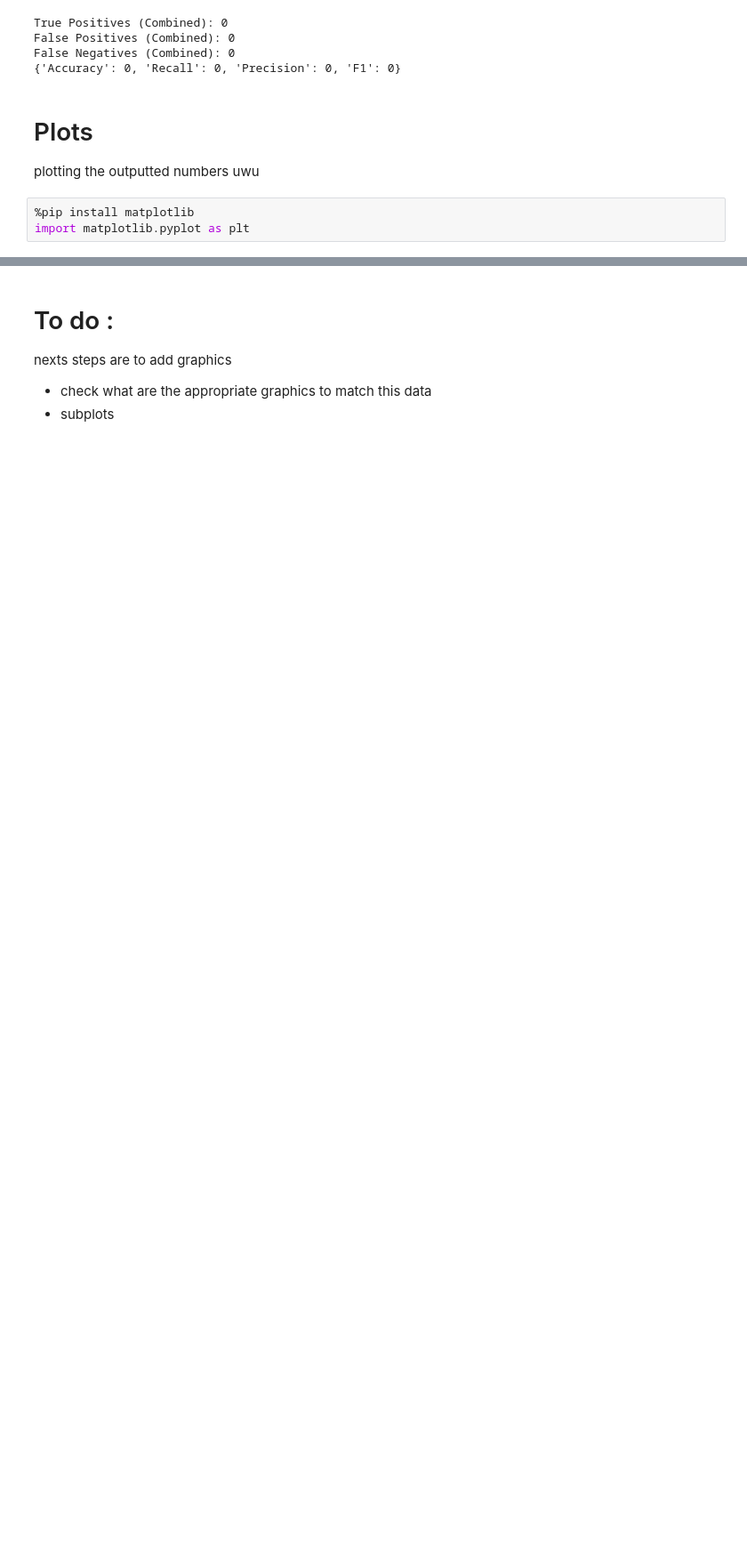
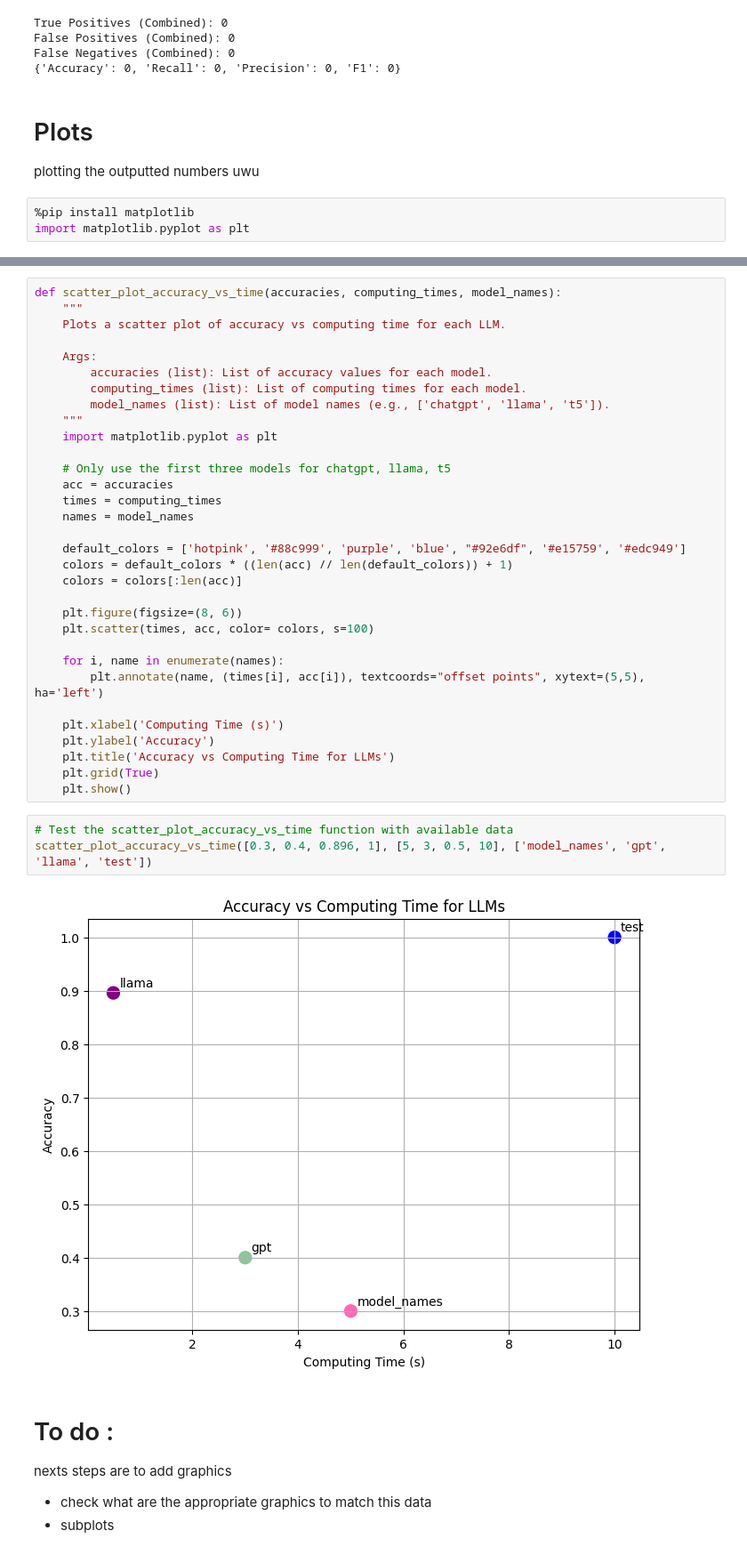
Before and after one commit to safarrez/Evaluating_extracted_data, a Jupyter notebook: evaluation.ipynb, the cells around one changed output, grey strips where cells are left out. Shown: that part at 89% size. Cells and saved outputs as stored; diff of their text form; blank space fills up the shorter version.

```diff
--- a/evaluation.ipynb
+++ b/evaluation.ipynb
@@ -392,3 +364,40 @@ def plots3(allocation_values, experimenter_values):
+# %%
+def scatter_plot_accuracy_vs_time(accuracies, computing_times, model_names):
+    """
+    Plots a scatter plot of accuracy vs computing time for each LLM.
+
+    Args:
+        accuracies (list): List of accuracy values for each model.
+        computing_times (list): List of computing times for each model.
+        model_names (list): List of model names (e.g., ['chatgpt', 'llama', 't5']).
+    """
+    import matplotlib.pyplot as plt
+
+    # Only use the first three models for chatgpt, llama, t5
+    acc = accuracies
+    times = computing_times
+    names = model_names
+
+    default_colors = ['hotpink', '#88c999', 'purple', 'blue', "#92e6df", '#e15759', '#edc949']
+    colors = default_colors * ((len(acc) // len(default_colors)) + 1)
+    colors = colors[:len(acc)]
+
+    plt.figure(figsize=(8, 6))
+    plt.scatter(times, acc, color= colors, s=100)
+
+    for i, name in enumerate(names):
+        plt.annotate(name, (times[i], acc[i]), textcoords="offset points", xytext=(5,5), ha='left')
+
+    plt.xlabel('Computing Time (s)')
+    plt.ylabel('Accuracy')
+    plt.title('Accuracy vs Computing Time for LLMs')
+    plt.grid(True)
+    plt.show()
+# %%
+# Test the scatter_plot_accuracy_vs_time function with available data
+scatter_plot_accuracy_vs_time([0.3, 0.4, 0.896, 1], [5, 3, 0.5, 10], ['model_names', 'gpt', 'llama', 'test'])
+# %% [output]
+[figure, added]
 # %% [markdown]
 # To do :
 nexts steps are to add graphics
```
Also changed, not shown: parts of 3 cells of this notebook.
